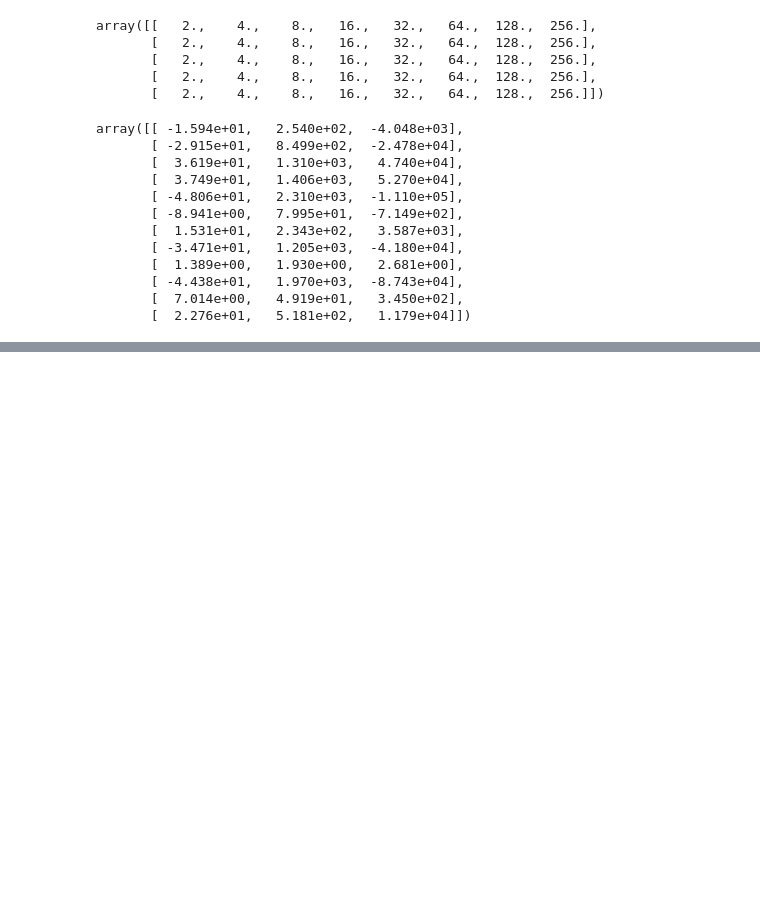
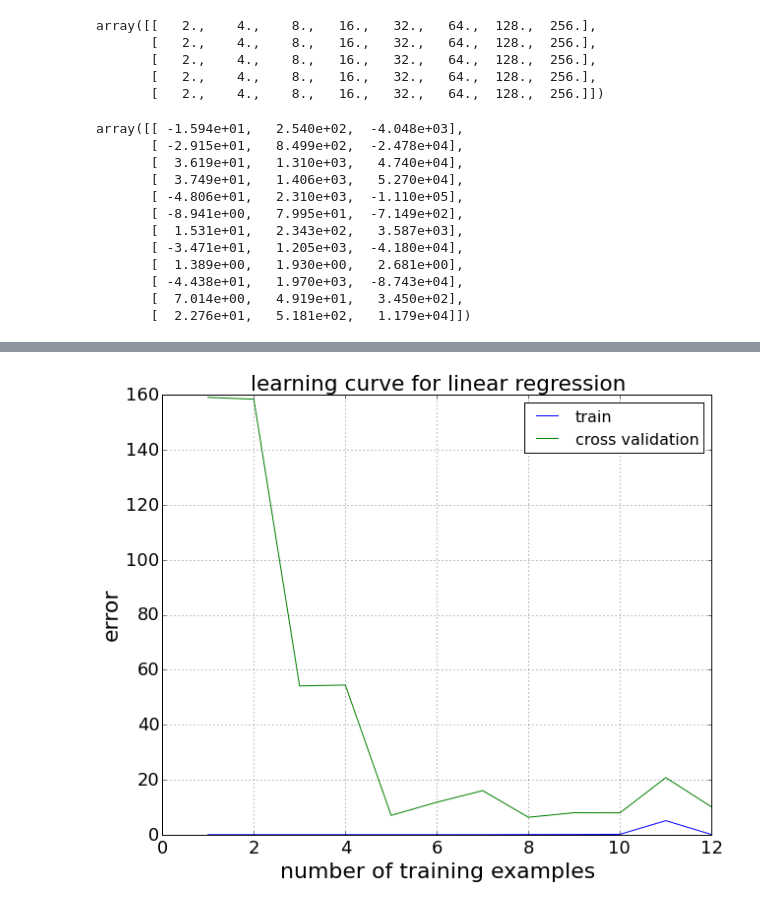
Before and after one commit to nakicam/DataScienceTraining, a Jupyter notebook: courses/coursera_ml008/hw5/hw5_bias_vs_variance.ipynb, the cells around one changed output, grey strips where cells are left out. Saved outputs shown, nothing was run; the diff lists cells and outputs as text; code cells hidden in the pictures; blank space fills up the shorter version.

```diff
--- a/courses/coursera_ml008/hw5/hw5_bias_vs_variance.ipynb
+++ b/courses/coursera_ml008/hw5/hw5_bias_vs_variance.ipynb
@@ -307,8 +305,7 @@ Now, you will add more features using the higher powers of the existing feature
 Now you have a function that will map features to a higher dimension, and Part 6 of ex5.m will apply it to the training set, the test set, and the cross validation set (which you haven’t used yet).
 # %%
 def poly_features(X, p):
-    m, n = X.shape
-    assert(n==1)
+    m      = X.shape[0]
     X_poly = np.empty((m, p))
     for n in np.arange(p):
         X_poly[...,n] = np.array(X**(n+1)).reshape(m,)
@@ -340,0 +418,12 @@ array([[ -1.594e+01,   2.540e+02,  -4.048e+03],
+# %%
+err_train, err_val = learning_err(X_poly_train, y_train, X_poly_val, y_val, lambda_param)
+# %%
+x = np.arange(err_train.size)
+plt.plot(x[1:], err_train[1:], x[1:], err_val[1:])
+plt.legend(['train', 'cross validation'])
+plt.title('learning curve for linear regression')
+plt.xlabel("number of training examples")
+plt.ylabel("error")
+plt.grid()
+# %% [output]
+[figure, added]
```
Also changed, not shown: parts of 31 cells of this notebook, 5 other files.
